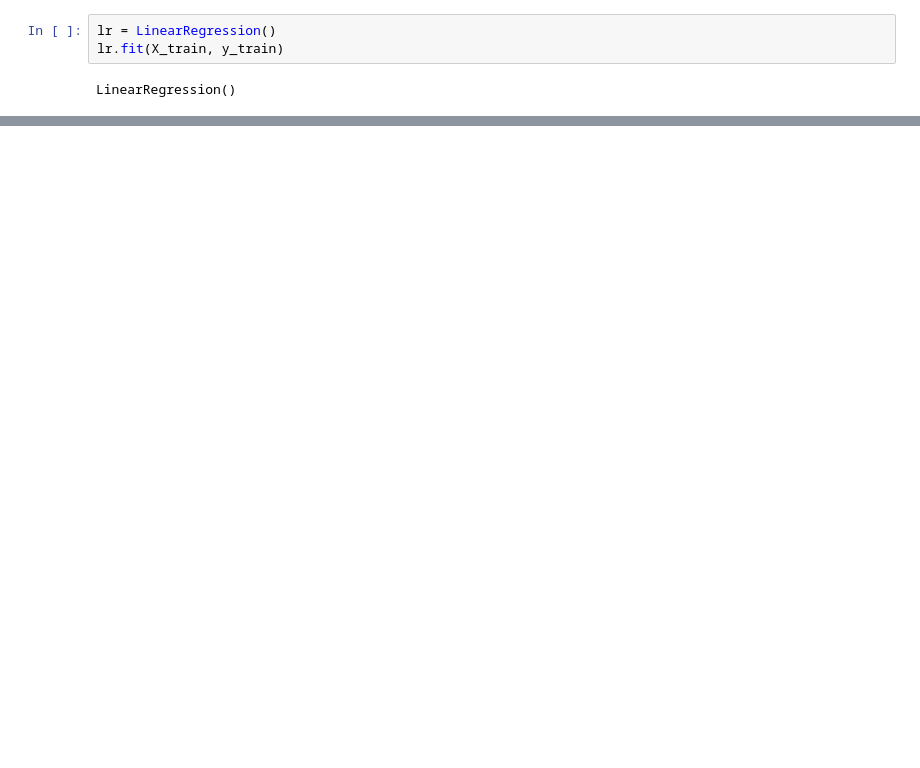
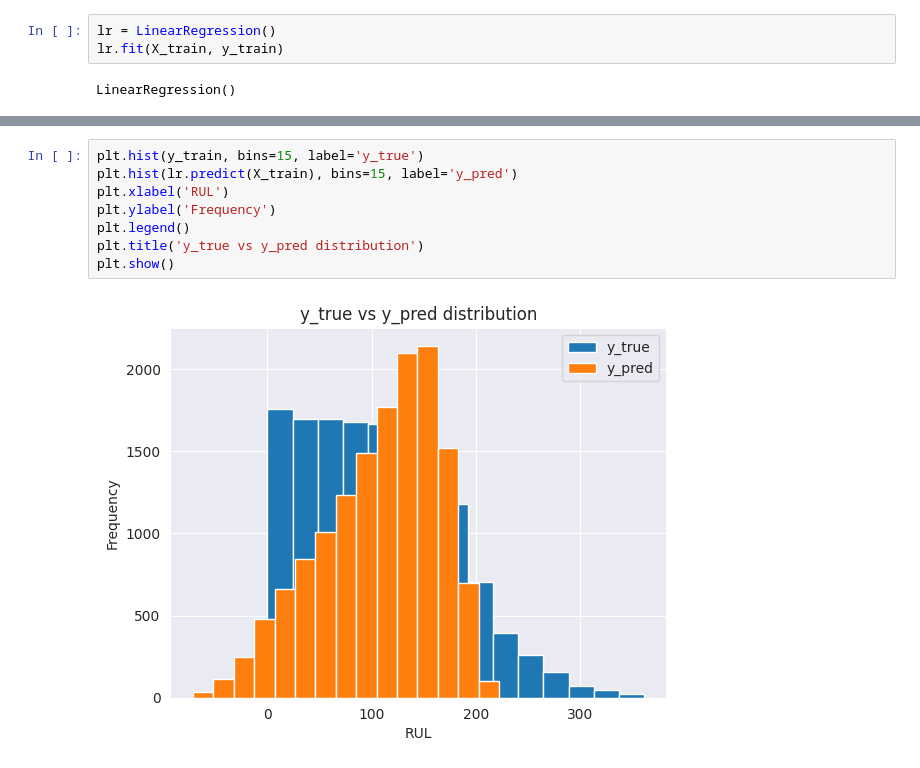
Before and after one commit to Dhairya-Arora01/predictiveMaintenance, a Jupyter notebook: Predictive_maintenance.ipynb, the cells around one changed output, grey strips where cells are left out. Saved outputs shown, nothing was run; the diff lists cells and outputs as text; blank space fills up the shorter version.

```diff
--- a/Predictive_maintenance.ipynb
+++ b/Predictive_maintenance.ipynb
@@ -209,0 +207,10 @@ RMSE: 39.36751463705055 R2: 0.6723031061091834
+# %%
+plt.hist(y_train, bins=15, label='y_true')
+plt.hist(lr.predict(X_train), bins=15, label='y_pred')
+plt.xlabel('RUL')
+plt.ylabel('Frequency')
+plt.legend()
+plt.title('y_true vs y_pred distribution')
+plt.show()
+# %% [output]
+[figure, added]
```
Also changed, not shown: parts of 11 cells of this notebook.
